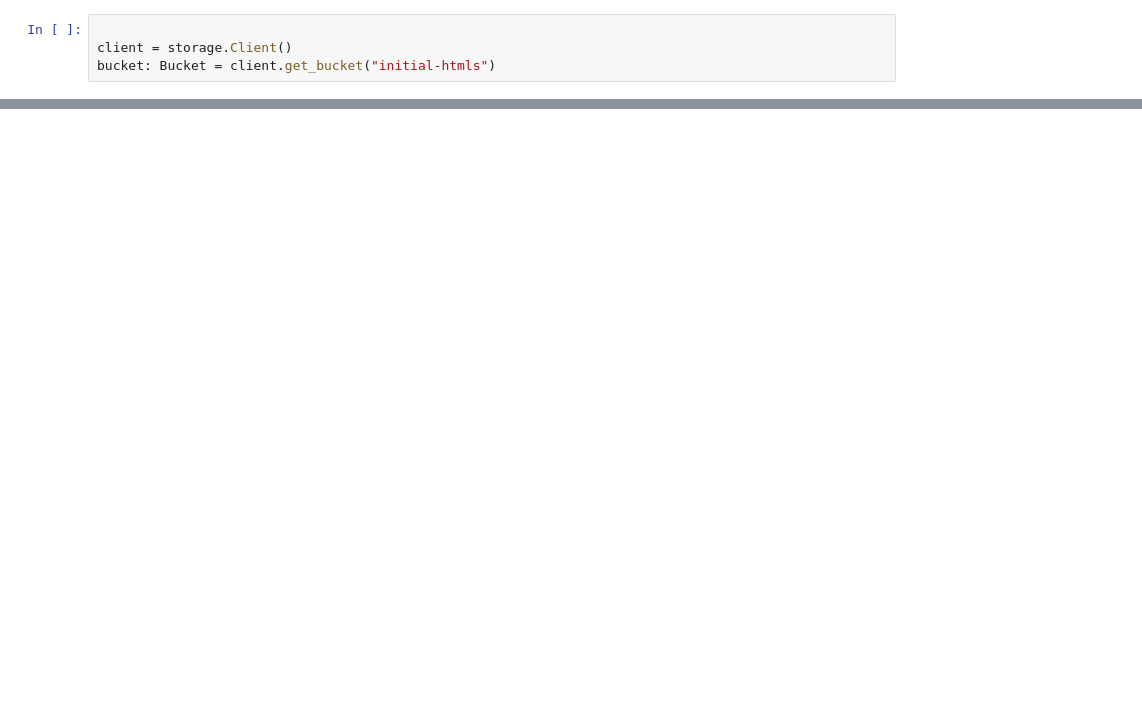
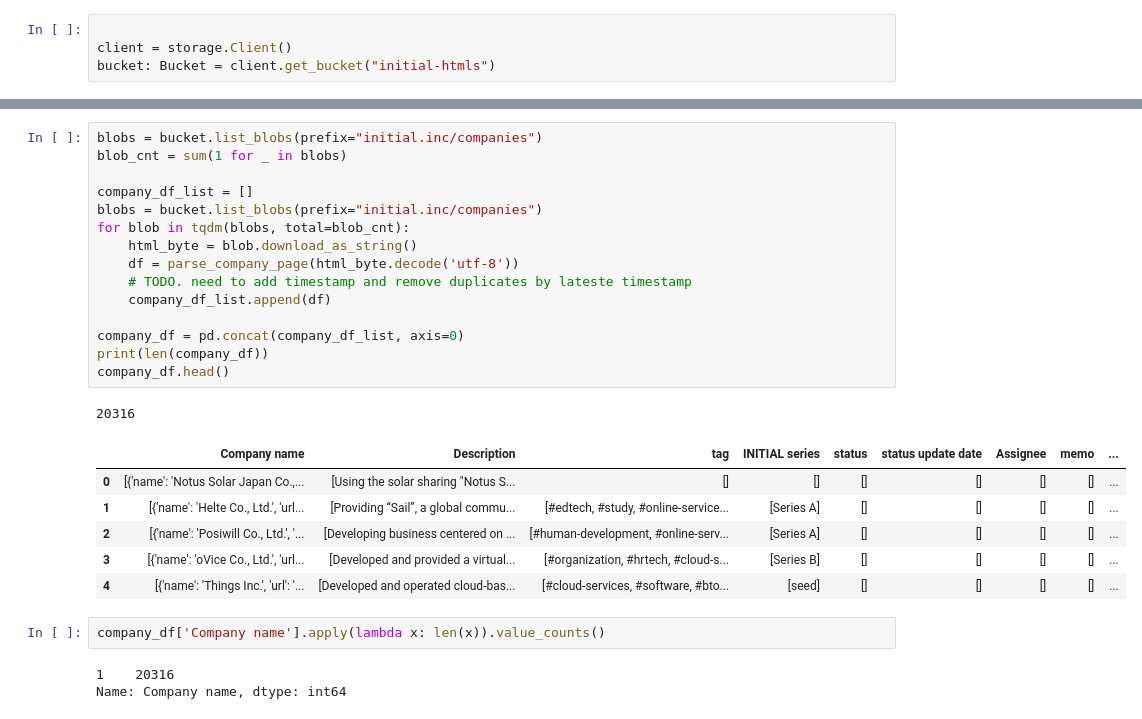
Before and after one commit to ENsu/initial-scripts, a Jupyter notebook: merge_pages_from_gcs.ipynb, the cells around one changed output, grey strips where cells are left out. Drawn from its saved outputs; the diff is of its cells as text; blank space fills up the shorter version.

```diff
--- a/merge_pages_from_gcs.ipynb
+++ b/merge_pages_from_gcs.ipynb
@@ -94,0 +26,28 @@ post_process_acquisition_df(acquisition_df)
+# %%
+blobs = bucket.list_blobs(prefix="initial.inc/companies")
+blob_cnt = sum(1 for _ in blobs)
+
+company_df_list = []
+blobs = bucket.list_blobs(prefix="initial.inc/companies")
+for blob in tqdm(blobs, total=blob_cnt):
+    html_byte = blob.download_as_string()
+    df = parse_company_page(html_byte.decode('utf-8'))
+    # TODO. need to add timestamp and remove duplicates by lateste timestamp
+    company_df_list.append(df)
+
+company_df = pd.concat(company_df_list, axis=0)
+print(len(company_df))
+company_df.head()
+# %% [output]
+20316
+|  | Company name | Description | tag | INITIAL series | status | status update date | Assignee | memo | ... |
+| 0 | [{'name': 'Notus Solar Japan Co.,... | [Using the solar sharing "Notus S... | [] | [] | [] | [] | [] | [] | ... |
+| 1 | [{'name': 'Helte Co., Ltd.', 'url... | [Providing “Sail”, a global commu... | [#edtech, #study, #online-service... | [Series A] | [] | [] | [] | [] | ... |
+| 2 | [{'name': 'Posiwill Co., Ltd.', '... | [Developing business centered on ... | [#human-development, #online-serv... | [Series A] | [] | [] | [] | [] | ... |
+| 3 | [{'name': 'oVice Co., Ltd.', 'url... | [Developed and provided a virtual... | [#organization, #hrtech, #cloud-s... | [Series B] | [] | [] | [] | [] | ... |
+| 4 | [{'name': 'Things Inc.', 'url': '... | [Developed and operated cloud-bas... | [#cloud-services, #software, #bto... | [seed] | [] | [] | [] | [] | ... |
+# %%
+company_df['Company name'].apply(lambda x: len(x)).value_counts()
+# %% [output]
+1    20316
+Name: Company name, dtype: int64
```
Also changed, not shown: parts of 54 cells of this notebook, 5 other files.
